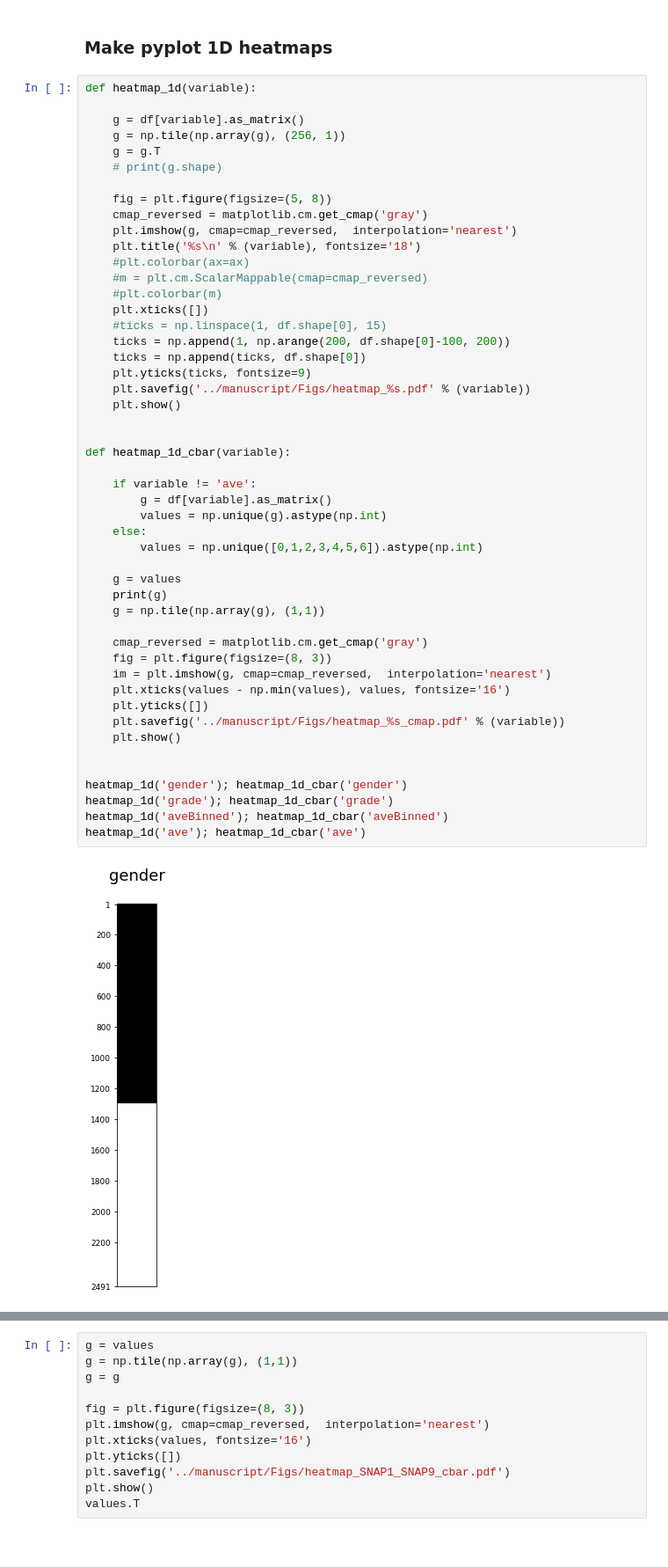
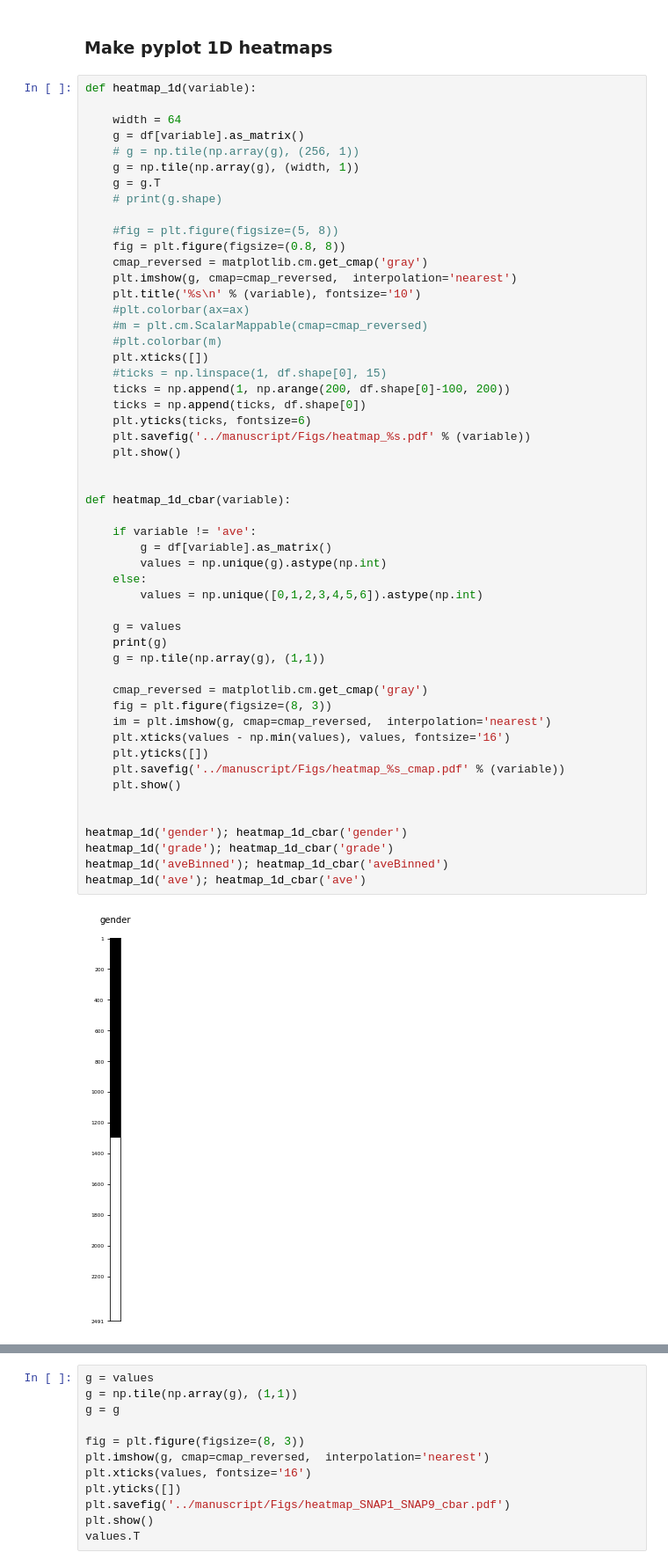
Before and after one commit to arvidl/inattention-populationsample, a Jupyter notebook: notebooks/01_preparation.ipynb, the cells around one changed output, grey strips where cells are left out. Shown at 88% size. Saved outputs shown, nothing was run; the diff lists cells and outputs as text; blank space fills up the shorter version.

Commit message:
split notebooks into 01_preparation and 02_prediction with new figures

```diff
--- a/notebooks/01_preparation.ipynb
+++ b/notebooks/01_preparation.ipynb
@@ -365,15 +365,18 @@ pd.DataFrame(100*df.groupby('gender')['aveBinned'].value_counts(normalize=True).
 # %%
 def heatmap_1d(variable):
 
+    width = 64
     g = df[variable].as_matrix()
-    g = np.tile(np.array(g), (256, 1))
+    # g = np.tile(np.array(g), (256, 1))
+    g = np.tile(np.array(g), (width, 1))
     g = g.T
     # print(g.shape)
 
-    fig = plt.figure(figsize=(5, 8))
+    #fig = plt.figure(figsize=(5, 8))
+    fig = plt.figure(figsize=(0.8, 8))
     cmap_reversed = matplotlib.cm.get_cmap('gray')
     plt.imshow(g, cmap=cmap_reversed,  interpolation='nearest')
-    plt.title('%s\n' % (variable), fontsize='18')
+    plt.title('%s\n' % (variable), fontsize='10')
     #plt.colorbar(ax=ax)
     #m = plt.cm.ScalarMappable(cmap=cmap_reversed)
     #plt.colorbar(m)
@@ -381,37 +384,37 @@ def heatmap_1d(variable):
     #ticks = np.linspace(1, df.shape[0], 15)
     ticks = np.append(1, np.arange(200, df.shape[0]-100, 200))
     ticks = np.append(ticks, df.shape[0])
-    plt.yticks(ticks, fontsize=9)
+    plt.yticks(ticks, fontsize=6)
     plt.savefig('../manuscript/Figs/heatmap_%s.pdf' % (variable))
     plt.show()
 
 
 def heatmap_1d_cbar(variable):
 
     if variable != 'ave':
         g = df[variable].as_matrix()
         values = np.unique(g).astype(np.int)
     else:
         values = np.unique([0,1,2,3,4,5,6]).astype(np.int)
 
     g = values
     print(g)
     g = np.tile(np.array(g), (1,1))
 
     cmap_reversed = matplotlib.cm.get_cmap('gray')
     fig = plt.figure(figsize=(8, 3))
     im = plt.imshow(g, cmap=cmap_reversed,  interpolation='nearest')
     plt.xticks(values - np.min(values), values, fontsize='16')
     plt.yticks([])
     plt.savefig('../manuscript/Figs/heatmap_%s_cmap.pdf' % (variable))
     plt.show()
 
 
 heatmap_1d('gender'); heatmap_1d_cbar('gender')
 heatmap_1d('grade'); heatmap_1d_cbar('grade')
 heatmap_1d('aveBinned'); heatmap_1d_cbar('aveBinned')
 heatmap_1d('ave'); heatmap_1d_cbar('ave')
 # %% [output]
-[figure, old version]
+[figure, new version]
 [0 1]
 [figure]
```
Also changed, not shown: parts of 4 cells of this notebook, 21 other files.
